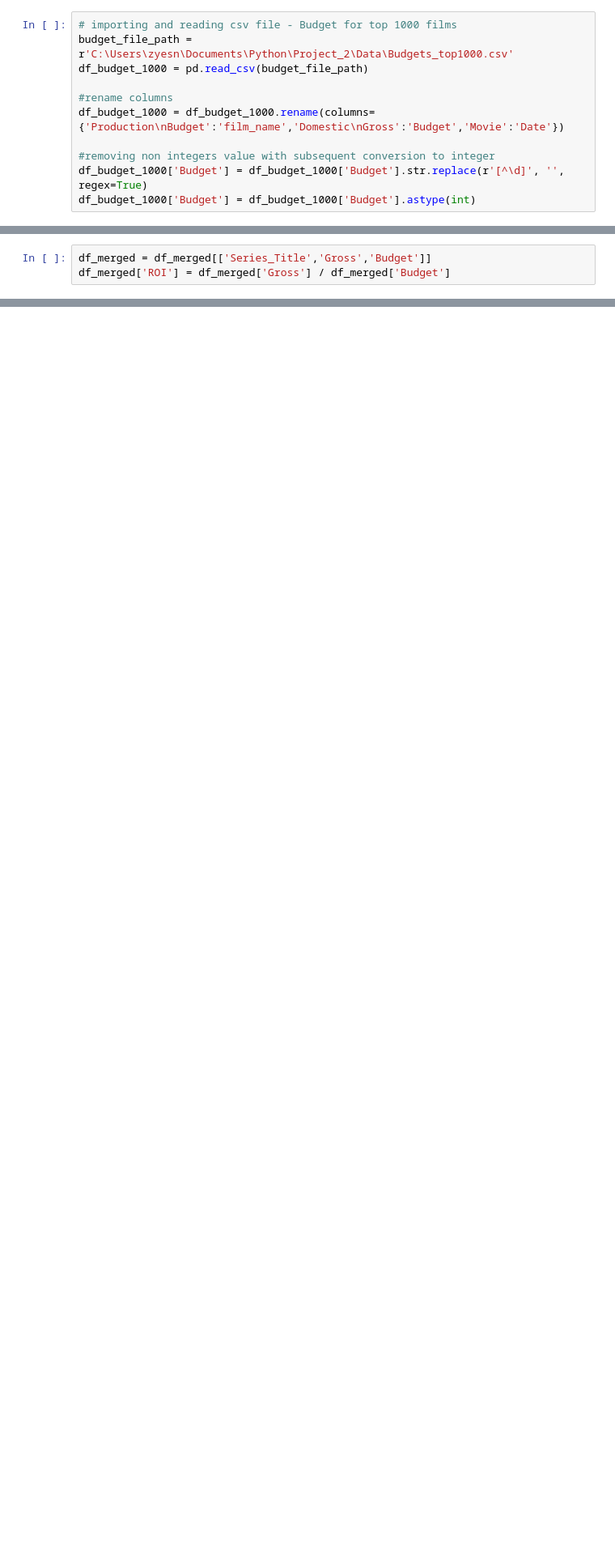
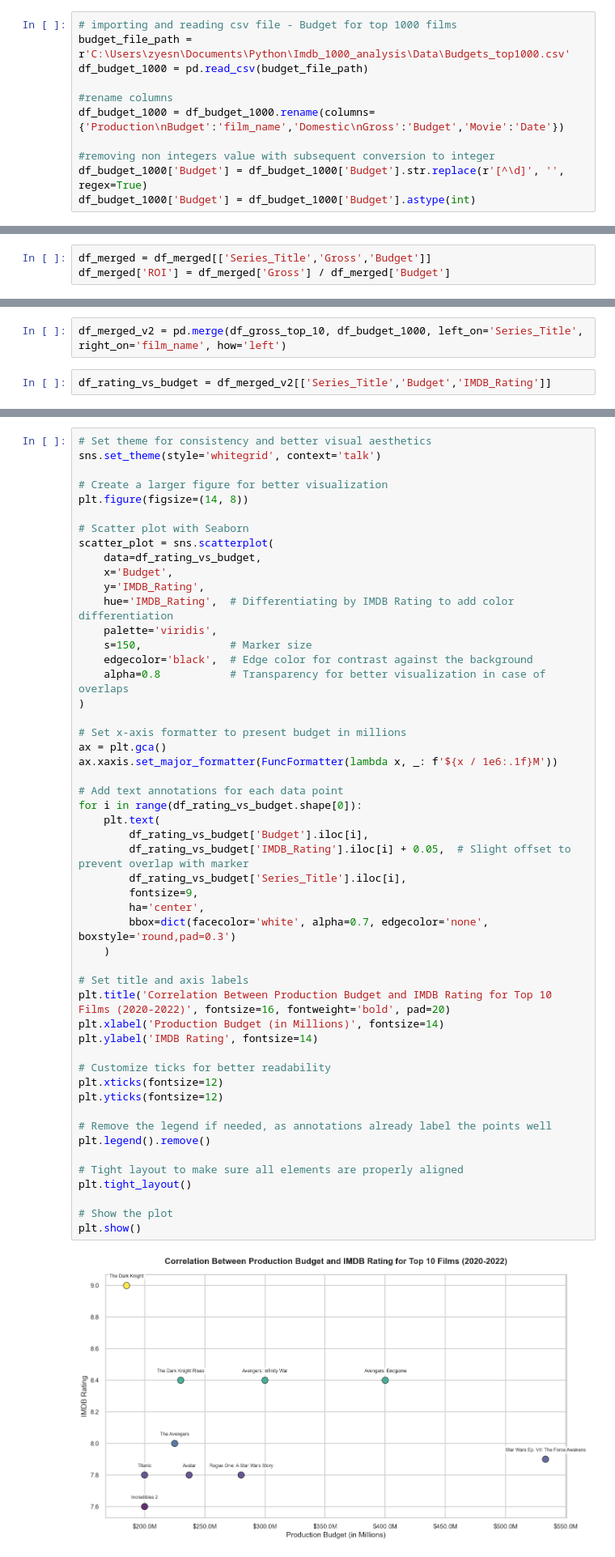
Before and after one commit to zyesnazarov/Imdb_1000_analysis, a Jupyter notebook: Imdb_1000_analysis.ipynb, the cells around one changed output, grey strips where cells are left out. Shown at 81% size. Saved outputs shown, nothing was run; the diff lists cells and outputs as text; blank space fills up the shorter version.

```diff
--- a/Imdb_1000_analysis.ipynb
+++ b/Imdb_1000_analysis.ipynb
@@ -199,6 +199,6 @@ Directors like David Yates, Brad Bird, and J.J. Abrams are on the lower end of b
 # %%
 # importing and reading csv file - Budget for top 1000 films
-budget_file_path = r'C:\Users\zyesn\Documents\Python\Project_2\Data\Budgets_top1000.csv'
+budget_file_path = r'C:\Users\zyesn\Documents\Python\Imdb_1000_analysis\Data\Budgets_top1000.csv'
 df_budget_1000 = pd.read_csv(budget_file_path)
 
 #rename columns
@@ -314,0 +301,4 @@ df_merged
+# %%
+df_merged_v2 = pd.merge(df_gross_top_10, df_budget_1000, left_on='Series_Title', right_on='film_name', how='left')
+# %%
+df_rating_vs_budget = df_merged_v2[['Series_Title','Budget','IMDB_Rating']]
@@ -314,0 +319,53 @@ df_merged
+# %%
+# Set theme for consistency and better visual aesthetics
+sns.set_theme(style='whitegrid', context='talk')
+
+# Create a larger figure for better visualization
+plt.figure(figsize=(14, 8))
+
+# Scatter plot with Seaborn
+scatter_plot = sns.scatterplot(
+    data=df_rating_vs_budget,
+    x='Budget',
+    y='IMDB_Rating',
+    hue='IMDB_Rating',  # Differentiating by IMDB Rating to add color differentiation
+    palette='viridis',
+    s=150,              # Marker size
+    edgecolor='black',  # Edge color for contrast against the background
+    alpha=0.8           # Transparency for better visualization in case of overlaps
+)
+
+# Set x-axis formatter to present budget in millions
+ax = plt.gca()
+ax.xaxis.set_major_formatter(FuncFormatter(lambda x, _: f'${x / 1e6:.1f}M'))
+
+# Add text annotations for each data point
+for i in range(df_rating_vs_budget.shape[0]):
+    plt.text(
+        df_rating_vs_budget['Budget'].iloc[i],
+        df_rating_vs_budget['IMDB_Rating'].iloc[i] + 0.05,  # Slight offset to prevent overlap with marker
+        df_rating_vs_budget['Series_Title'].iloc[i],
+        fontsize=9,
+        ha='center',
+        bbox=dict(facecolor='white', alpha=0.7, edgecolor='none', boxstyle='round,pad=0.3')
+    )
+
+# Set title and axis labels
+plt.title('Correlation Between Production Budget and IMDB Rating for Top 10 Films (2020-2022)', fontsize=16, fontweight='bold', pad=20)
+plt.xlabel('Production Budget (in Millions)', fontsize=14)
+plt.ylabel('IMDB Rating', fontsize=14)
+
+# Customize ticks for better readability
+plt.xticks(fontsize=12)
+plt.yticks(fontsize=12)
+
+# Remove the legend if needed, as annotations already label the points well
+plt.legend().remove()
+
+# Tight layout to make sure all elements are properly aligned
+plt.tight_layout()
+
+# Show the plot
+plt.show()
+# %% [output]
+[figure, added]
```
Also changed, not shown: parts of 10 cells of this notebook.
